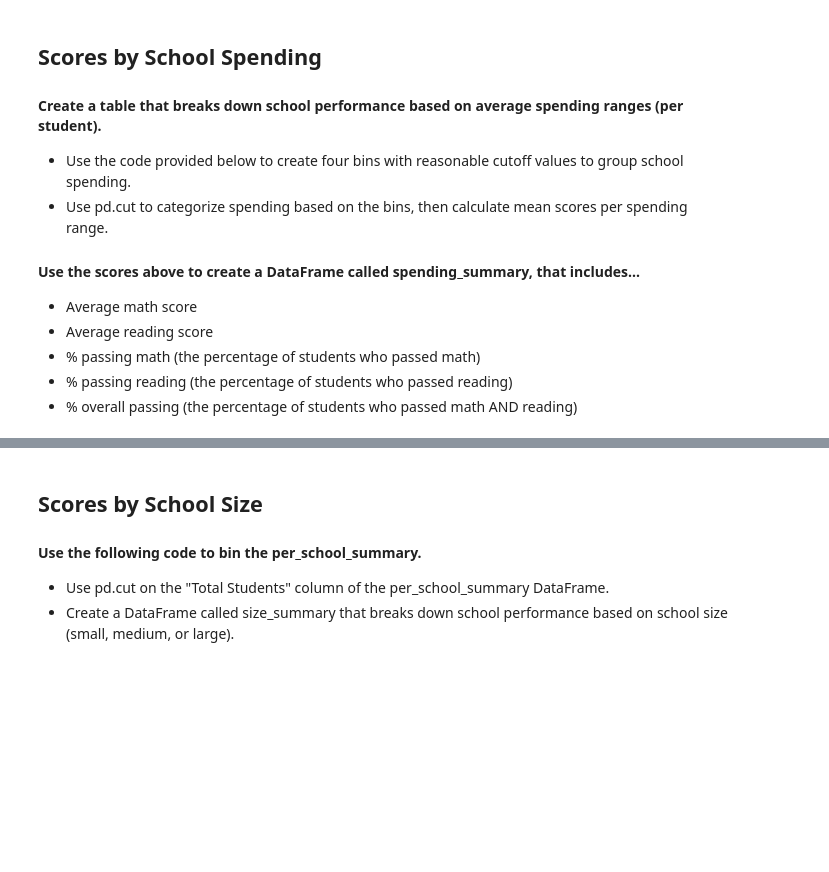
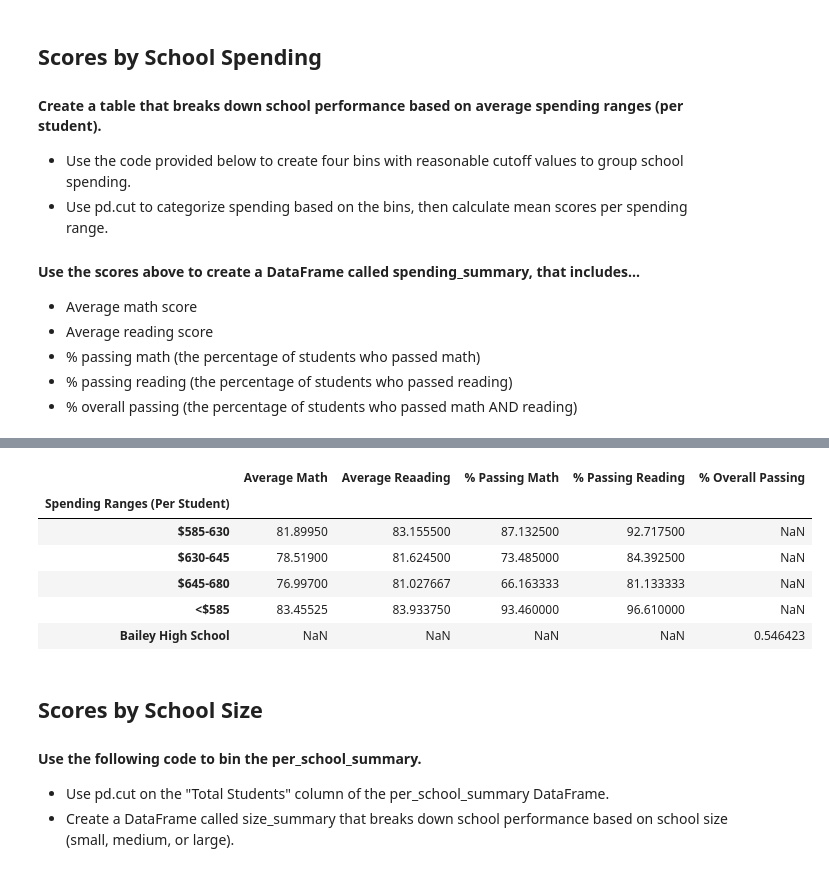
Before and after one commit to kcwaggs/pandas-challenge, a Jupyter notebook: PyCitySchools/PyCitySchools.ipynb, the cells around one changed output, grey strips where cells are left out. Saved outputs shown, nothing was run; the diff lists cells and outputs as text; code cells hidden in the pictures; blank space fills up the shorter version.

Commit message:
Working through binning calculations - running into issues with the cloned DF.

```diff
--- a/PyCitySchools/PyCitySchools.ipynb
+++ b/PyCitySchools/PyCitySchools.ipynb
@@ -370,3 +402,25 @@ spending_summary
+# %%
+# Assemble into DataFrame
+spending_summary = pd.DataFrame({'Average Math': spending_math_scores
+                                 ,'Average Reaading': spending_reading_scores
+                                 ,'% Passing Math': spending_passing_math
+                                 ,'% Passing Reading': spending_passing_reading
+                                 ,'% Overall Passing': overall_passing_rate
+                                })
+
+# Index Formatting
+spending_summary.index.name = 'Spending Ranges (Per Student)'
+
+# Display results
+spending_summary.head()
+# %% [output]
+|  | Average Math | Average Reaading | % Passing Math | % Passing Reading | % Overall Passing |
+| Spending Ranges (Per Student) |  |  |  |  |  |
+| $585-630 | 81.89950 | 83.155500 | 87.132500 | 92.717500 | NaN |
+| $630-645 | 78.51900 | 81.624500 | 73.485000 | 84.392500 | NaN |
+| $645-680 | 76.99700 | 81.027667 | 66.163333 | 81.133333 | NaN |
+| <$585 | 83.45525 | 83.933750 | 93.460000 | 96.610000 | NaN |
+| Bailey High School | NaN | NaN | NaN | NaN | 0.546423 |
 # %% [markdown]
 ## Scores by School Size
 #### Use the following code to bin the per_school_summary.
```
Also changed, not shown: parts of 5 cells of this notebook, 1 other file.
